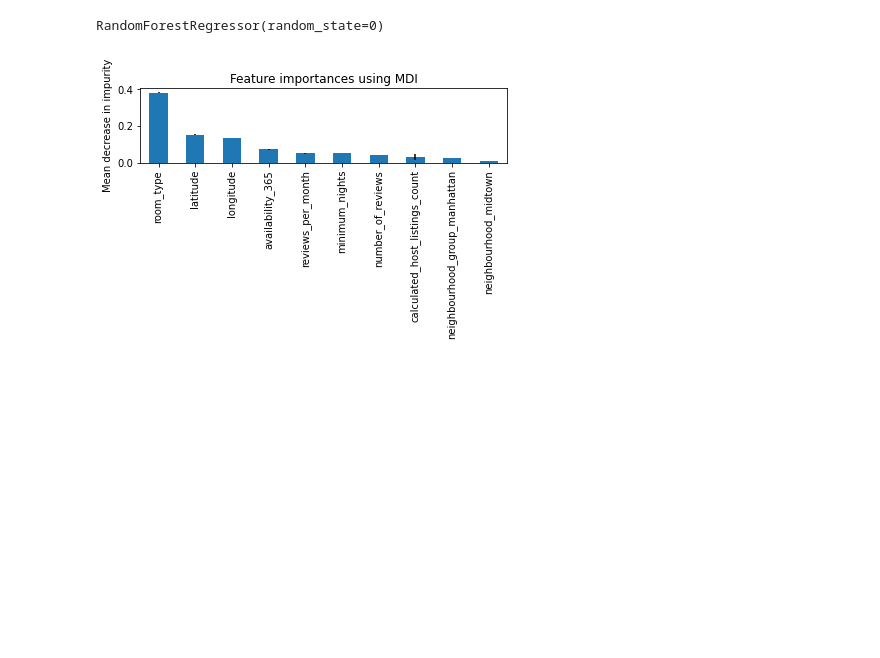
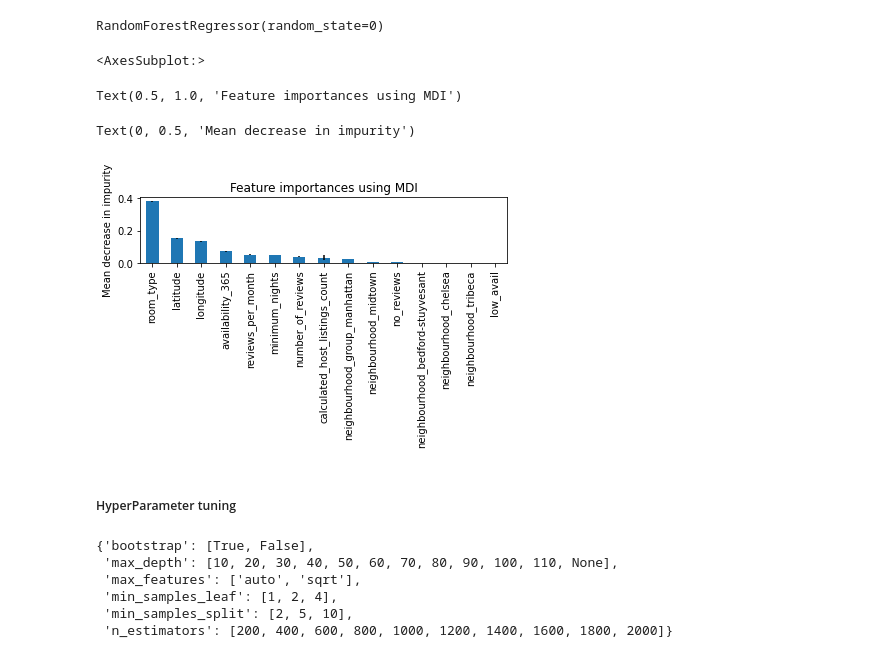
Before and after one commit to JoshRodz027/Airbnb_price_optimization, a Jupyter notebook: EDA.ipynb, the cells around one changed output. Cells and saved outputs as stored; diff of their text form; code cells hidden in the pictures; blank space fills up the shorter version.

Commit message:
Hyperparam tuning

```diff
--- a/EDA.ipynb
+++ b/EDA.ipynb
@@ -693,14 +711,43 @@ forest_importances= forest_importances.sort_values(ascending=False)
 # %%
 std = np.std([tree.feature_importances_ for tree in forest.estimators_], axis=0)
 # %%
-import pandas as pd
-import matplotlib.pyplot as plt
 
-ten = forest_importances[:10]
+forest_importances = pd.Series(forest.feature_importances_, index=feature_names)
+forest_importances= forest_importances.sort_values(ascending=False)
+ten = forest_importances[:15]
 fig, ax = plt.subplots()
-ten.plot.bar(yerr=std, ax=ax)
+ten.plot.bar(yerr=std[:15], ax=ax)
 ax.set_title("Feature importances using MDI")
 ax.set_ylabel("Mean decrease in impurity")
 fig.tight_layout()
 # %% [output]
+<AxesSubplot:>
+Text(0.5, 1.0, 'Feature importances using MDI')
+Text(0, 0.5, 'Mean decrease in impurity')
-[figure, old version]
+[figure, new version]
+# %% [markdown]
+##### HyperParameter tuning
+# %%
+n_estimators = [int(x) for x in np.linspace(start = 200, stop=2000,num=10)]
+max_features = ['auto', 'sqrt']
+max_depth = [int(x) for x in np.linspace(10, 110, num=11)]
+max_depth.append(None)
+min_samples_split = [2,5,10]
+min_samples_leaf = [1, 2, 4]
+bootstrap = [True, False]
+
+random_grid = {'n_estimators': n_estimators,
+        'max_features': max_features,
+        'max_depth': max_depth,
+        'min_samples_split': min_samples_split,
+        'min_samples_leaf': min_samples_leaf,
+        'bootstrap': bootstrap}
+
+pprint(random_grid)
+# %% [output]
+{'bootstrap': [True, False],
+ 'max_depth': [10, 20, 30, 40, 50, 60, 70, 80, 90, 100, 110, None],
+ 'max_features': ['auto', 'sqrt'],
+ 'min_samples_leaf': [1, 2, 4],
+ 'min_samples_split': [2, 5, 10],
+ 'n_estimators': [200, 400, 600, 800, 1000, 1200, 1400, 1600, 1800, 2000]}
```
Also changed, not shown: parts of 16 cells of this notebook, 1 other file.
